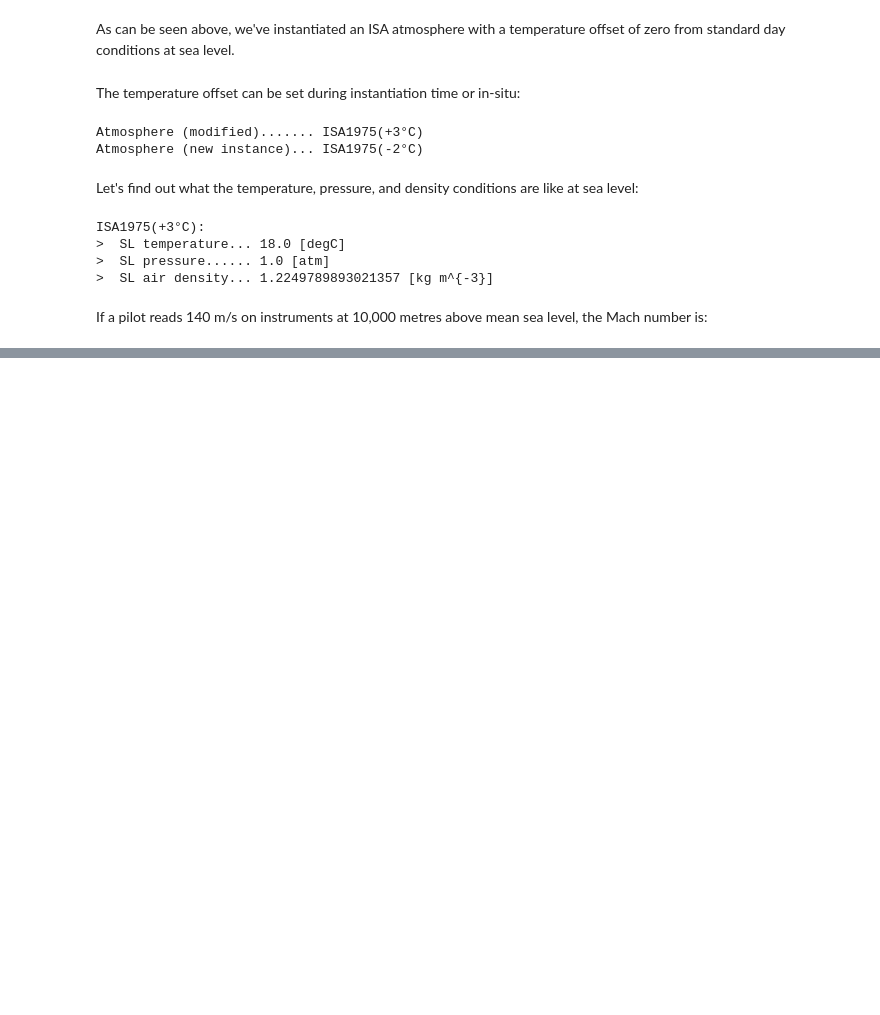
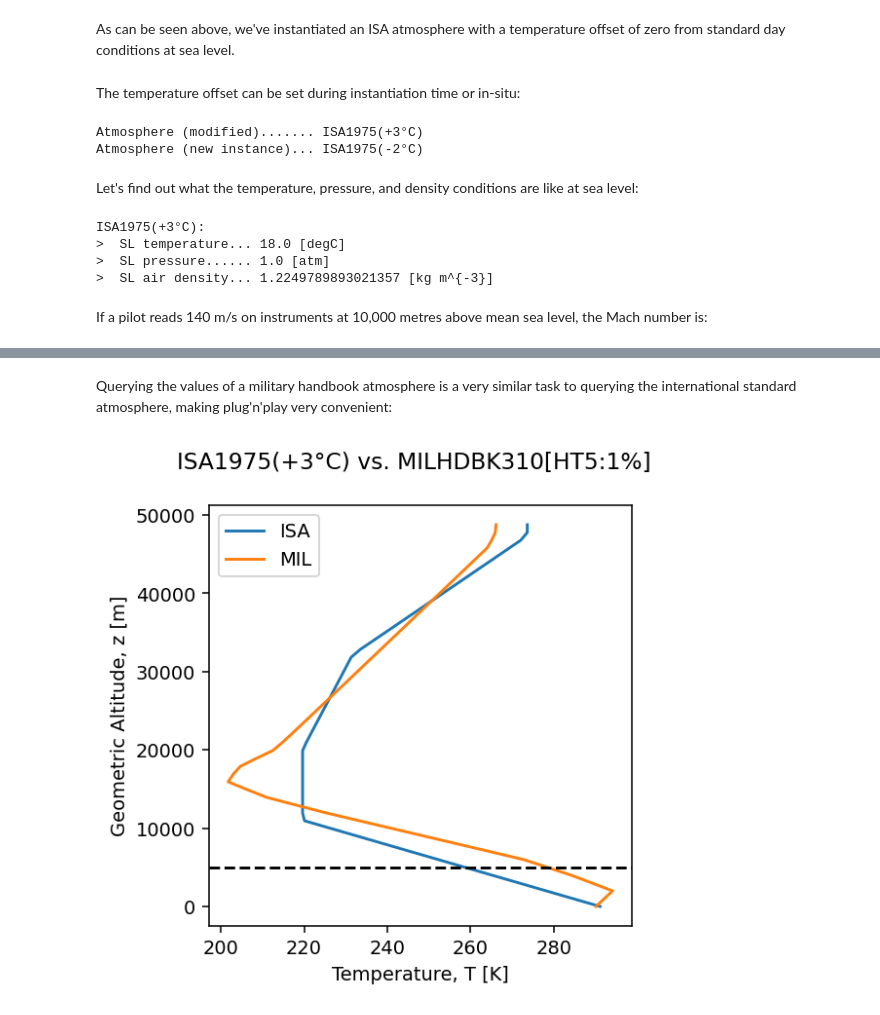
Before and after one commit to yaseen157/carpy, a Jupyter notebook: docs/source/user/Atmosphere Models.ipynb, the cells around one changed output, grey strips where cells are left out. Saved outputs shown, nothing was run; the diff lists cells and outputs as text; code cells hidden in the pictures; blank space fills up the shorter version.

```diff
--- a/docs/source/user/Atmosphere Models.ipynb
+++ b/docs/source/user/Atmosphere Models.ipynb
@@ -71,0 +127,20 @@ print(">  Mach...", mach)
+# %% [markdown]
+Querying the values of a military handbook atmosphere is a very similar task to querying the international standard atmosphere, making plug'n'play very convenient:
+# %%
+T_isa = temperature
+T_mil = milatmos.T(altitude=z_altitude, geometric=True)
+
+fig, ax = plt.subplots(1, dpi=140, figsize=(4, 4))
+fig.suptitle(f"{myatmosphere} vs. {milatmos}")
+
+ax.plot(T_isa.to("K"), z_altitude, label="ISA")
+ax.plot(T_mil.to("K"), z_altitude, label="MIL")
+ax.axhline(5e3, ls="--", c="k")
+
+ax.set_ylabel("Geometric Altitude, z [m]")
+ax.set_xlabel("Temperature, T [K]")
+
+ax.legend()
+plt.show()
+# %% [output]
+[figure, added]
```
Also changed, not shown: parts of 18 cells of this notebook, 5 other files.
